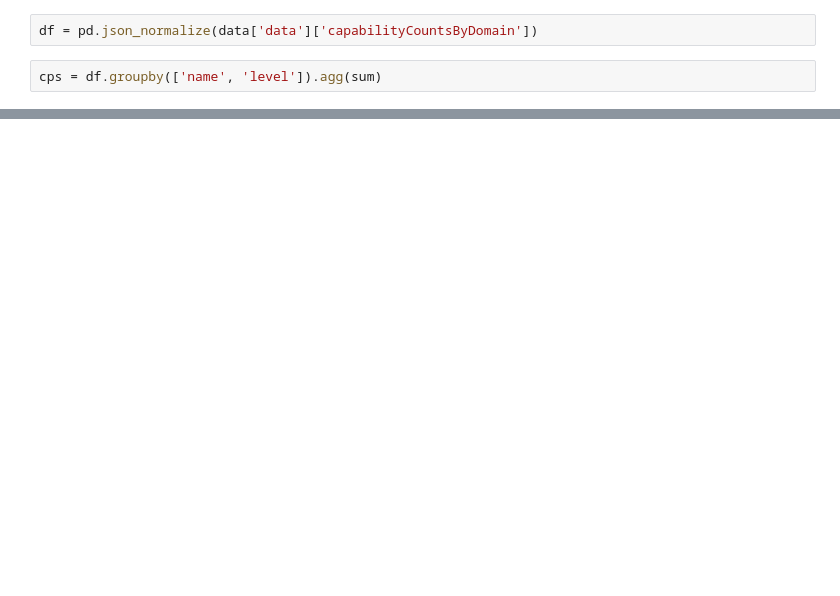
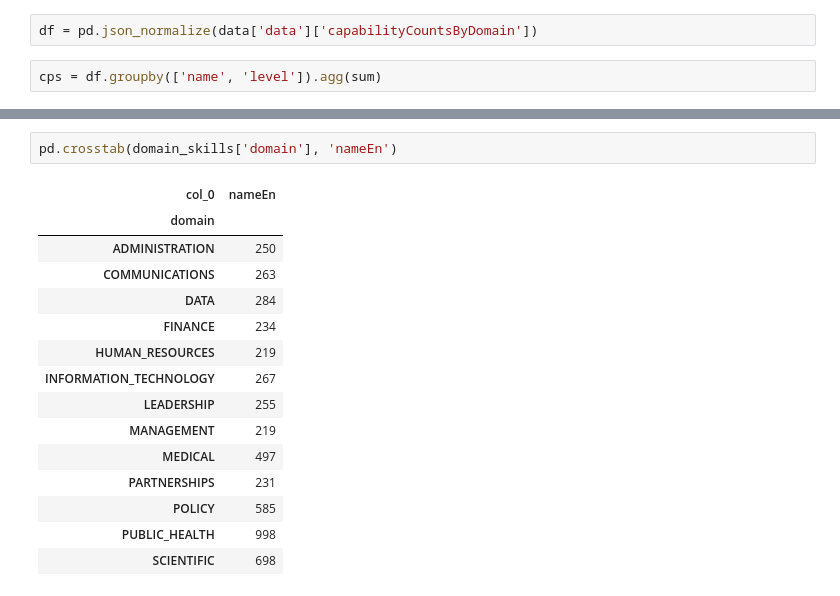
Before and after one commit to ToferC/epi_center, a Jupyter notebook: analysis_python.ipynb, the cells around one changed output, grey strips where cells are left out. Cells and saved outputs as stored; diff of their text form; blank space fills up the shorter version.

```diff
--- a/analysis_python.ipynb
+++ b/analysis_python.ipynb
@@ -120,0 +215,18 @@ TypeError: crosstab() missing 1 required positional argument: 'columns'
+# %%
+pd.crosstab(domain_skills['domain'], 'nameEn')
+# %% [output]
+| col_0 | nameEn |
+| domain |  |
+| ADMINISTRATION | 250 |
+| COMMUNICATIONS | 263 |
+| DATA | 284 |
+| FINANCE | 234 |
+| HUMAN_RESOURCES | 219 |
+| INFORMATION_TECHNOLOGY | 267 |
+| LEADERSHIP | 255 |
+| MANAGEMENT | 219 |
+| MEDICAL | 497 |
+| PARTNERSHIPS | 231 |
+| POLICY | 585 |
+| PUBLIC_HEALTH | 998 |
+| SCIENTIFIC | 698 |
```
Also changed, not shown: parts of 35 cells of this notebook, 2 other files.
